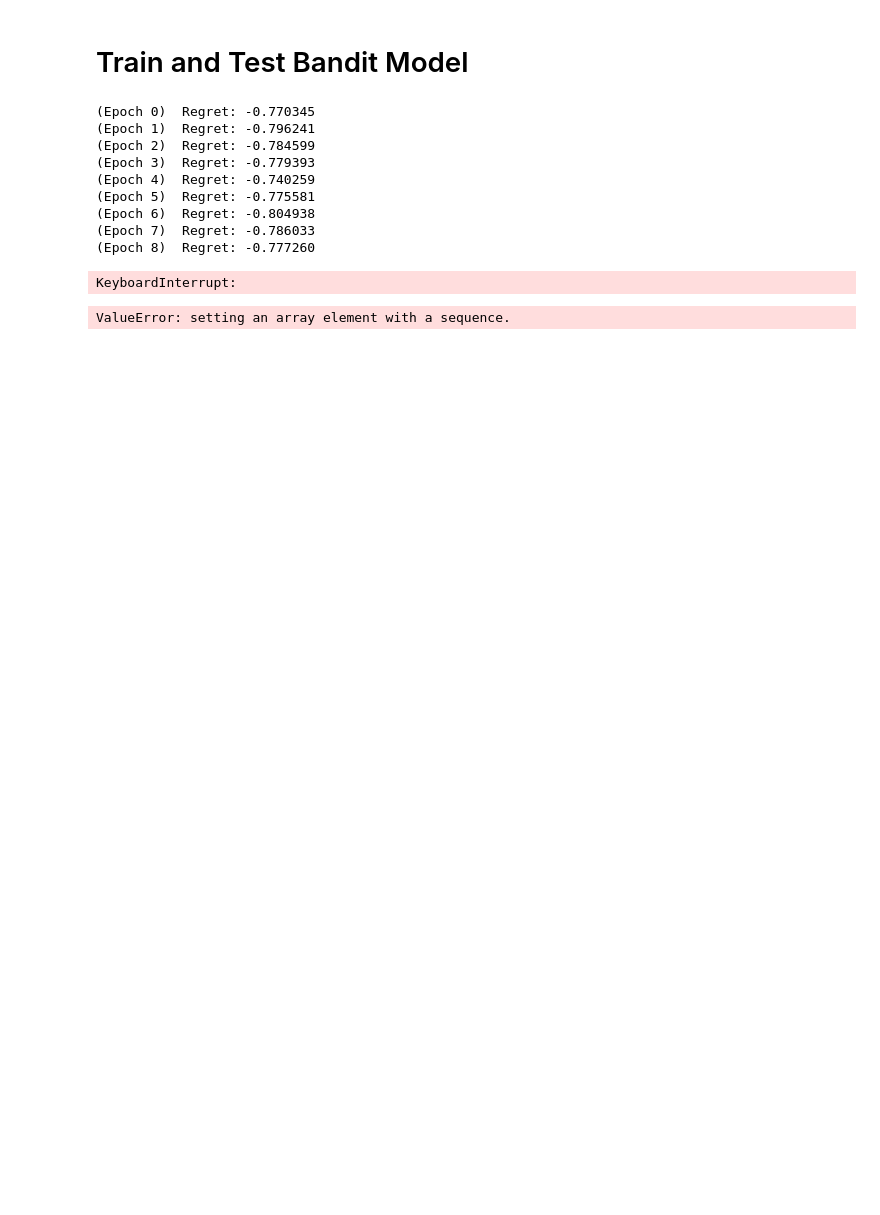
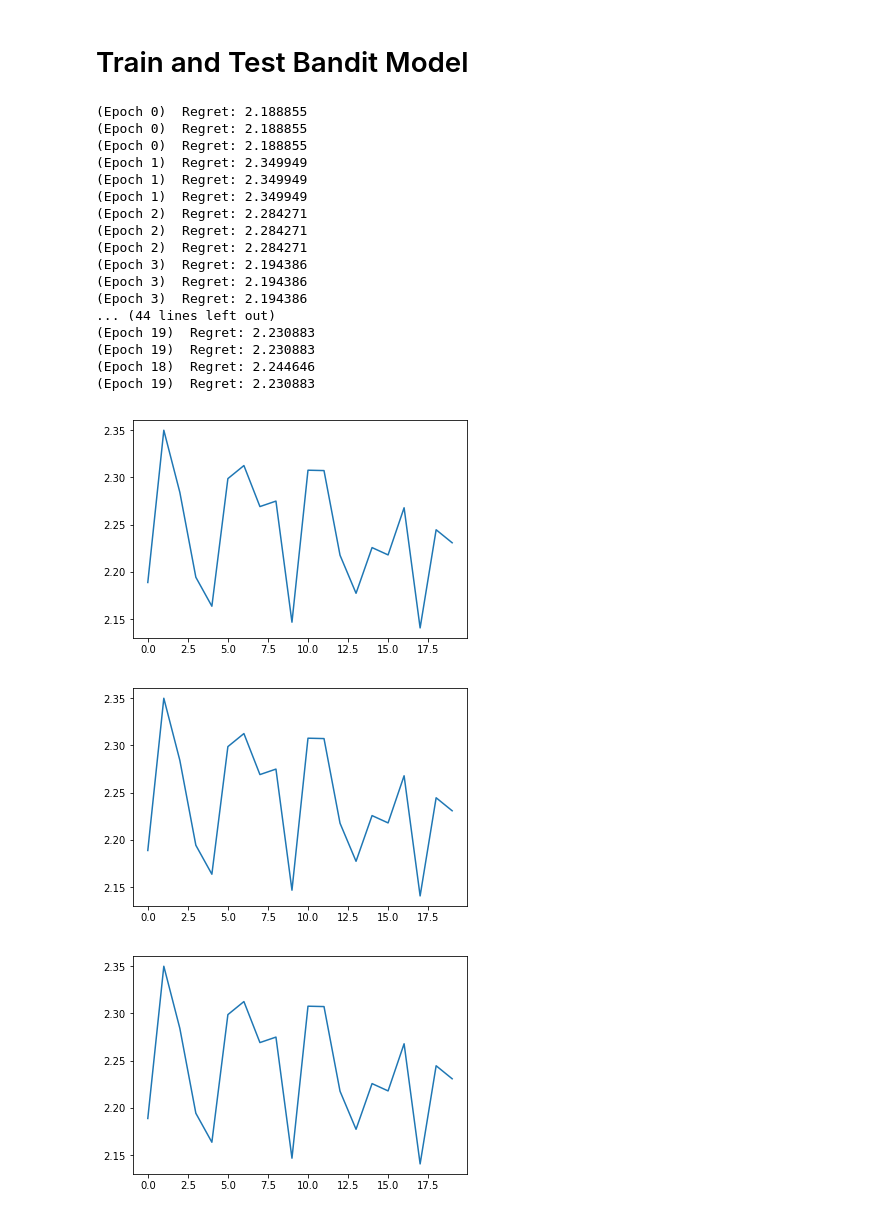
Before and after one commit to wtingda/Berkshire-Health-Patient-Matching, a Jupyter notebook: CMABandit/TrainRLModel.ipynb, the cells around one changed output. Cells and saved outputs as stored; diff of their text form; code cells hidden in the pictures; blank space fills up the shorter version.

Commit message:
added training notebook

```diff
--- a/CMABandit/TrainRLModel.ipynb
+++ b/CMABandit/TrainRLModel.ipynb
@@ -21,19 +22,26 @@ def reward_func(patient, clinic):
     '''
     patient_index = int(patient['Unnamed: 0'])
     clinic_index = int(clinic['Unnamed: 0'])
-    return 0.00001 * (dists.iloc[patient_index, clinic_index])
+    return -0.0001 * (dists.iloc[patient_index, clinic_index])
 # %%
 model = MACBanditModel(patient_data_dim=patients.shape[1], clinic_data_dim=clinics.shape[1])
 # %%
-model.train(patients, clinics, reward_func)
+regret = model.train(patients, clinics, reward_func)
 # %% [output]
-(Epoch 0)  Regret: -0.770345
-(Epoch 1)  Regret: -0.796241
-(Epoch 2)  Regret: -0.784599
-(Epoch 3)  Regret: -0.779393
-(Epoch 4)  Regret: -0.740259
-(Epoch 5)  Regret: -0.775581
-(Epoch 6)  Regret: -0.804938
-(Epoch 7)  Regret: -0.786033
-(Epoch 8)  Regret: -0.777260
+(Epoch 0)  Regret: 2.188855
+(Epoch 0)  Regret: 2.188855
+(Epoch 0)  Regret: 2.188855
+(Epoch 1)  Regret: 2.349949
+(Epoch 1)  Regret: 2.349949
+(Epoch 1)  Regret: 2.349949
+(Epoch 2)  Regret: 2.284271
+(Epoch 2)  Regret: 2.284271
+(Epoch 2)  Regret: 2.284271
+(Epoch 3)  Regret: 2.194386
+(Epoch 3)  Regret: 2.194386
+(Epoch 3)  Regret: 2.194386
+... (44 lines left out)
+(Epoch 19)  Regret: 2.230883
+(Epoch 19)  Regret: 2.230883
+(Epoch 18)  Regret: 2.244646
+(Epoch 19)  Regret: 2.230883
-KeyboardInterrupt:
@@ -44,4 +47,0 @@ clinic=clinics.iloc[-1,:]
-# %%
-np.concatenate((np.array(next(patients.iterrows())), np.array(next(clinics.iterrows()))))
-# %% [output]
-ValueError: setting an array element with a sequence.
@@ -55,0 +48,7 @@ clinic.shape
+# %%
+plt.plot(regret)
+plt.show()
+# %% [output]
+[figure, added]
+[figure, added]
+[figure, added]
```
Also changed, not shown: parts of 7 cells of this notebook, 2 other files.
